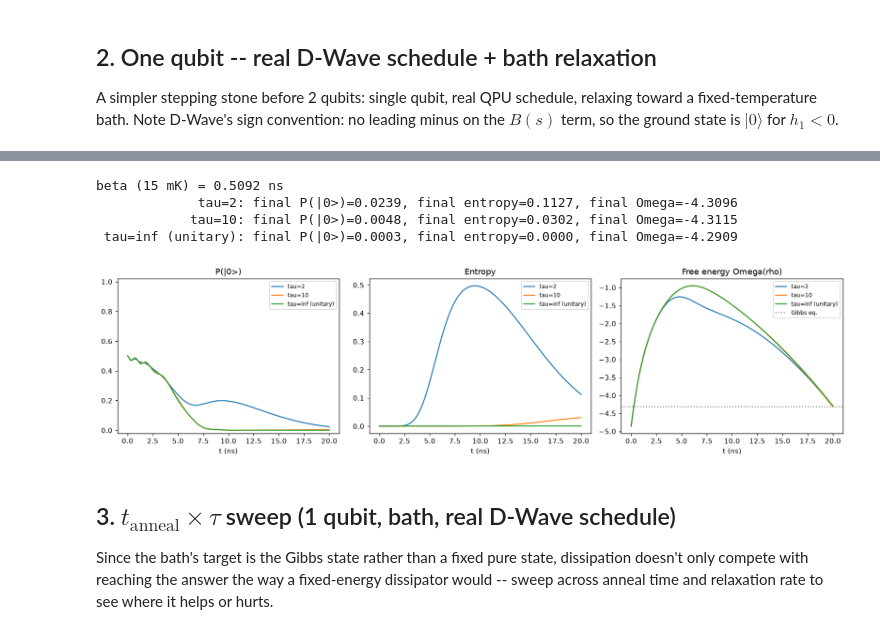
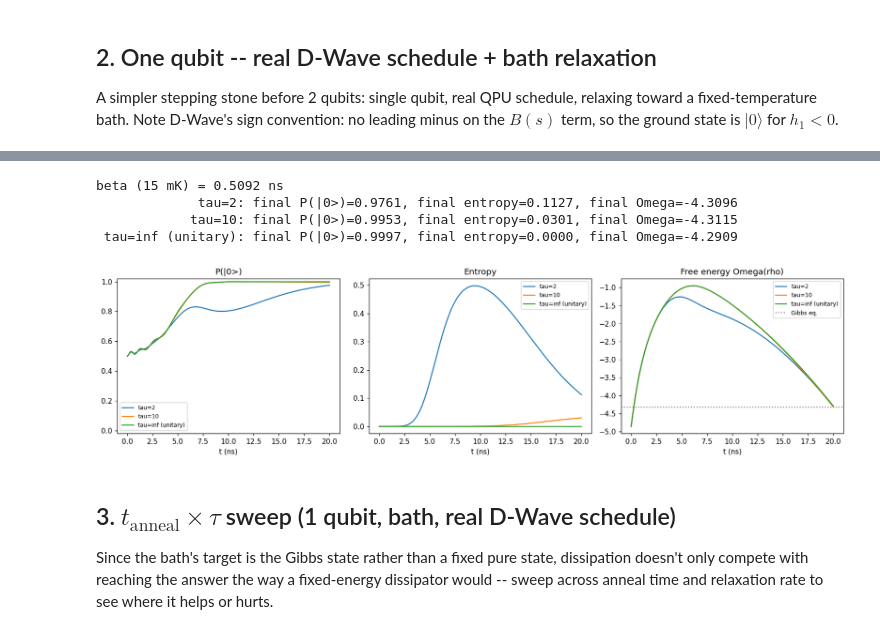
Before and after one commit to Cocidoboyacense/SEAQT-quantum-annealing-evolution, a Jupyter notebook: notebooks/seaqt_annealing_walkthrough.ipynb, the cells around one changed output, grey strips where cells are left out. Drawn from its saved outputs; the diff is of its cells as text; code cells hidden in the pictures.

```diff
--- a/notebooks/seaqt_annealing_walkthrough.ipynb
+++ b/notebooks/seaqt_annealing_walkthrough.ipynb
@@ -124,38 +124,38 @@ def run_1q_bath(H, t_anneal, tau, beta, n_points=300):
     else:
         res = evolve(rho0, hamiltonian=H, t_span=(0, t_anneal), n_points=n_points)
     p0 = np.array([np.real(r[0, 0]) for r in res.rho])
     ent = np.array([entropy(r) for r in res.rho])
     omega = np.array([free_energy(r, H(t), beta) for t, r in zip(res.t, res.rho)])
     return res.t, p0, ent, omega
 
 t_anneal_1q = 20.0
-H_1q = hamiltonian_1qubit(schedule, h1=1.0, t_anneal=t_anneal_1q)
+H_1q = hamiltonian_1qubit(schedule, h1=-1.0, t_anneal=t_anneal_1q)
 beta_bath = beta_from_kelvin(0.015)  # 15 mK
 print(f"beta (15 mK) = {beta_bath:.4f} ns")
 
 taus_1q = [2.0, 10.0, np.inf]
 labels = {2.0: "tau=2", 10.0: "tau=10", np.inf: "tau=inf (unitary)"}
 fig, axes = plt.subplots(1, 3, figsize=(15, 4))
 for tau in taus_1q:
     t, p0, ent, omega = run_1q_bath(H_1q, t_anneal_1q, tau, beta_bath)
     axes[0].plot(t, p0, label=labels[tau])
     axes[1].plot(t, ent, label=labels[tau])
     axes[2].plot(t, omega, label=labels[tau])
     print(f"{labels[tau]:>18}: final P(|0>)={p0[-1]:.4f}, final entropy={ent[-1]:.4f}, final Omega={omega[-1]:.4f}")
 h1_final = H_1q(t_anneal_1q)
 omega_eq_1q = free_energy(gibbs_state(h1_final, beta_bath), h1_final, beta_bath)
 axes[2].axhline(omega_eq_1q, color="gray", linestyle=":", label="Gibbs eq.")
 axes[0].set_title("P(|0>)"); axes[0].legend(fontsize=8); axes[0].set_ylim(-0.02, 1.02)
 axes[1].set_title("Entropy"); axes[1].legend(fontsize=8)
 axes[2].set_title("Free energy Omega(rho)"); axes[2].legend(fontsize=8)
 for a in axes: a.set_xlabel("t (ns)")
 fig.tight_layout(); plt.show()
 # %% [output]
 beta (15 mK) = 0.5092 ns
-             tau=2: final P(|0>)=0.0239, final entropy=0.1127, final Omega=-4.3096
-            tau=10: final P(|0>)=0.0048, final entropy=0.0302, final Omega=-4.3115
- tau=inf (unitary): final P(|0>)=0.0003, final entropy=0.0000, final Omega=-4.2909
+             tau=2: final P(|0>)=0.9761, final entropy=0.1127, final Omega=-4.3096
+            tau=10: final P(|0>)=0.9953, final entropy=0.0301, final Omega=-4.3115
+ tau=inf (unitary): final P(|0>)=0.9997, final entropy=0.0000, final Omega=-4.2909
-[figure, old version]
+[figure, new version]
 # %% [markdown]
 ## 3. $t_{\text{anneal}} \times \tau$ sweep (1 qubit, bath, real D-Wave schedule)
 
```
Also changed, not shown: parts of 26 cells of this notebook, 1 other file.
